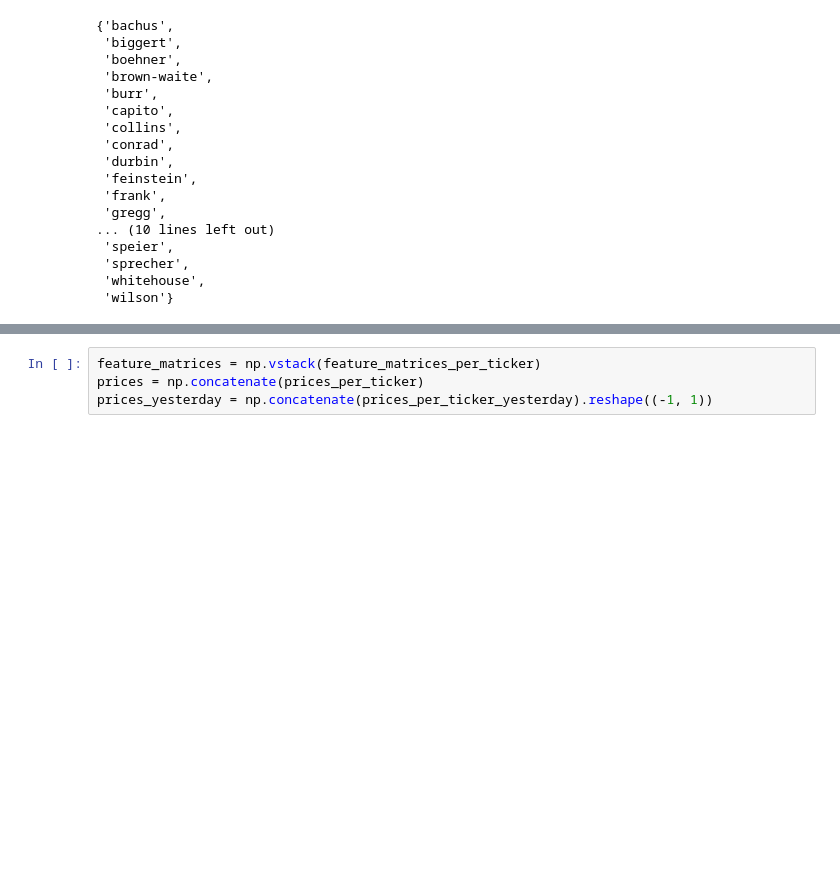
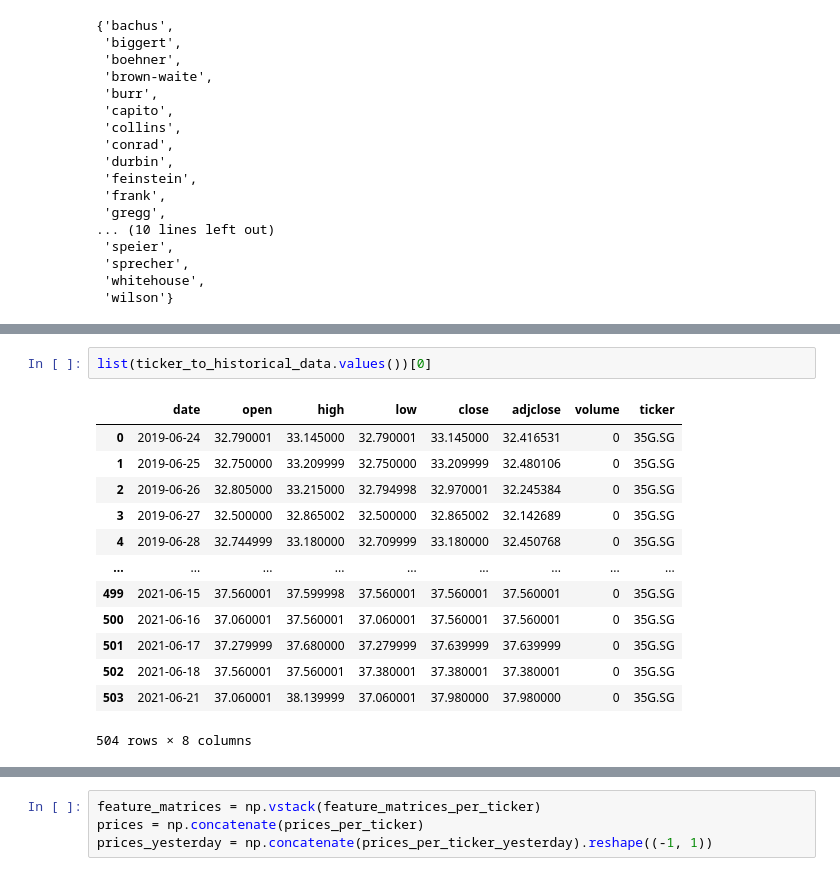
Before and after one commit to mrtong96/pif, a Jupyter notebook: data_collection_scripts/collecting_stock_data_time_series_model.ipynb, the cells around one changed output, grey strips where cells are left out. Saved outputs shown, nothing was run; the diff lists cells and outputs as text; blank space fills up the shorter version.

```diff
--- a/data_collection_scripts/collecting_stock_data_time_series_model.ipynb
+++ b/data_collection_scripts/collecting_stock_data_time_series_model.ipynb
@@ -507,3 +507,19 @@ numpy.datetime64('2019-06-20')
+# %%
+list(ticker_to_historical_data.values())[0]
+# %% [output]
+|  | date | open | high | low | close | adjclose | volume | ticker |
+| 0 | 2019-06-24 | 32.790001 | 33.145000 | 32.790001 | 33.145000 | 32.416531 | 0 | 35G.SG |
+| 1 | 2019-06-25 | 32.750000 | 33.209999 | 32.750000 | 33.209999 | 32.480106 | 0 | 35G.SG |
+| 2 | 2019-06-26 | 32.805000 | 33.215000 | 32.794998 | 32.970001 | 32.245384 | 0 | 35G.SG |
+| 3 | 2019-06-27 | 32.500000 | 32.865002 | 32.500000 | 32.865002 | 32.142689 | 0 | 35G.SG |
+| 4 | 2019-06-28 | 32.744999 | 33.180000 | 32.709999 | 33.180000 | 32.450768 | 0 | 35G.SG |
+| ... | ... | ... | ... | ... | ... | ... | ... | ... |
+| 499 | 2021-06-15 | 37.560001 | 37.599998 | 37.560001 | 37.560001 | 37.560001 | 0 | 35G.SG |
+| 500 | 2021-06-16 | 37.060001 | 37.560001 | 37.060001 | 37.560001 | 37.560001 | 0 | 35G.SG |
+| 501 | 2021-06-17 | 37.279999 | 37.680000 | 37.279999 | 37.639999 | 37.639999 | 0 | 35G.SG |
+| 502 | 2021-06-18 | 37.560001 | 37.560001 | 37.380001 | 37.380001 | 37.380001 | 0 | 35G.SG |
+| 503 | 2021-06-21 | 37.060001 | 38.139999 | 37.060001 | 37.980000 | 37.980000 | 0 | 35G.SG |
+504 rows × 8 columns
 # %%
 %%time
 # first step. Build indexes
```
Also changed, not shown: parts of 18 cells of this notebook.
